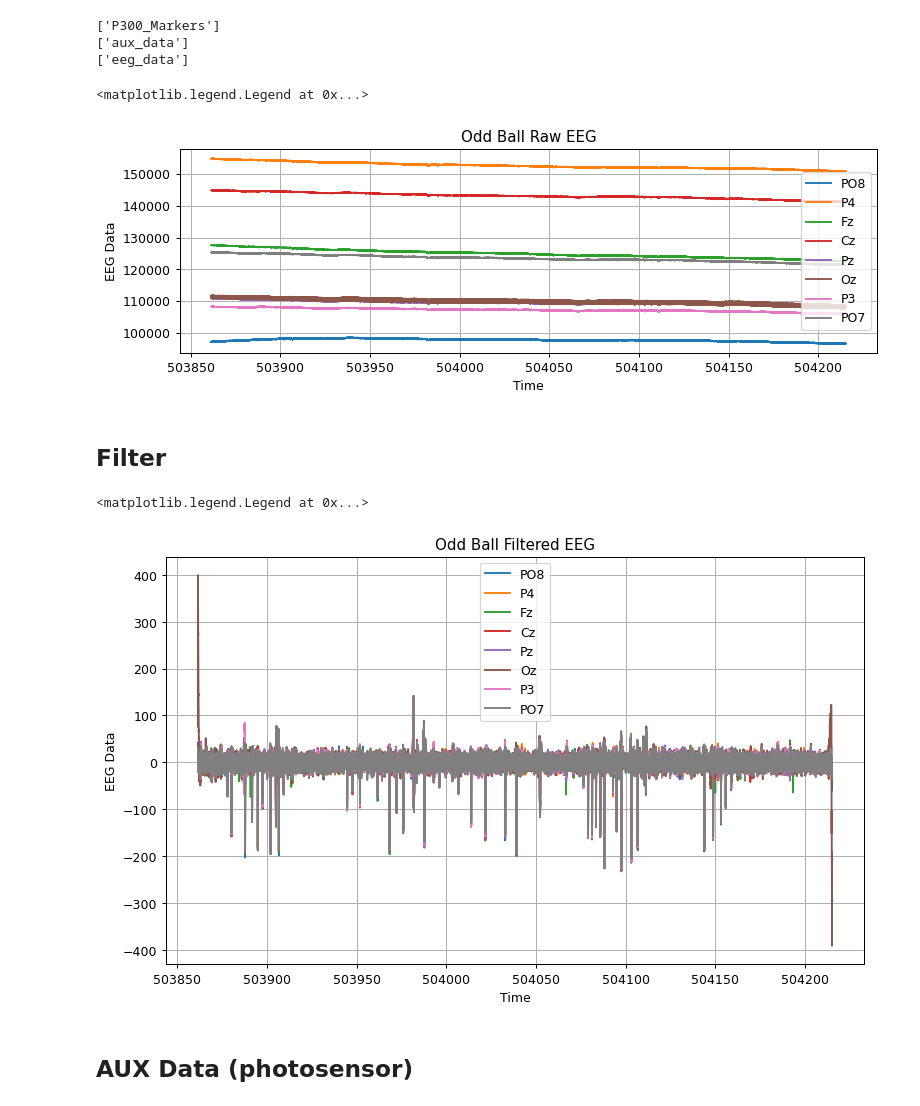
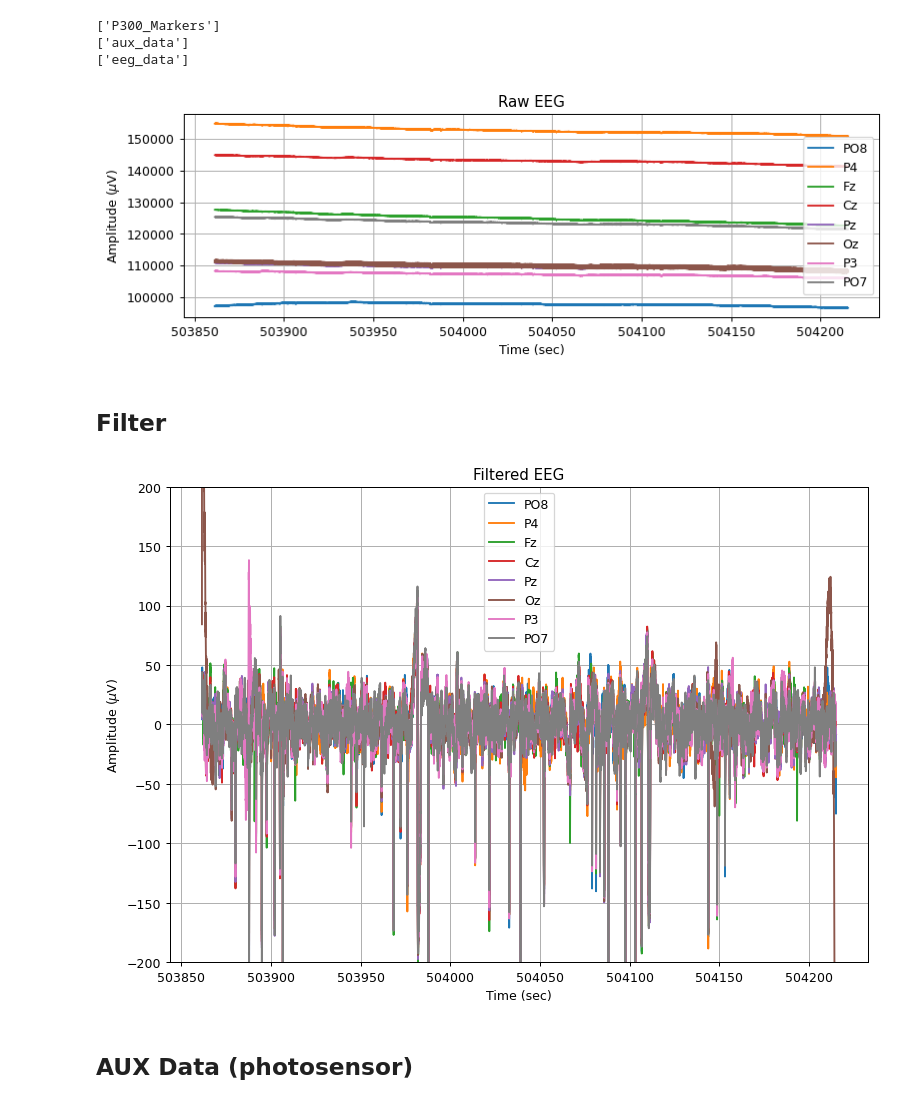
Before and after one commit to Surfincolin/openbci-standards, a Jupyter notebook: Odd_Ball_Analysis.ipynb, the cells around one changed output. Saved outputs shown, nothing was run; the diff lists cells and outputs as text; code cells hidden in the pictures.

Commit message:
Clean up filtering and charts

```diff
--- a/Odd_Ball_Analysis.ipynb
+++ b/Odd_Ball_Analysis.ipynb
@@ -61,13 +58,12 @@ for i in range(len(channels)):
     y = eeg_data[:,i]
     ax.plot(eeg_ts, y, label=channels[i])
 
-ax.set_xlabel('Time')
-ax.set_ylabel('EEG Data')
-ax.set_title('Odd Ball Raw EEG')
+ax.set_xlabel('Time (sec)')
+ax.set_ylabel(r'Amplitude ($\mu$V)')
+ax.set_title('Raw EEG')
 ax.grid(True)
-ax.legend()
+_ = ax.legend()
 # %% [output]
-<matplotlib.legend.Legend at 0x...>
-[figure, old version]
+[figure, new version]
 # %% [markdown]
 ## Filter
@@ -88,23 +70,41 @@ def filter_eeg(ch_datas, sample_rate, f_range):
+# %%
+def filter_eeg(ch_datas, sample_rate, f_range):
+    nyq = 0.5 * FREQ
+    low_limit = f_range[0] / nyq
+    high_limit = f_range[1] / nyq
+
+    sos = signal.butter(2, [low_limit, high_limit], btype='bandpass', output='sos')
+
+    filtered = []
+    for ch in ch_datas:
+        sig_filt = signal.sosfiltfilt(sos, ch)
+        filtered.append(sig_filt)
+
+    return np.array(filtered)
 # %%
-freq_range = [0.5,35]
-num_chans = eeg_data.shape[1]
-eeg_filtered = filter_eeg(eeg_data.T, sample_rate, freq_range)
+# Filtering in Hz
+FREQ = 250.0 # sample rate
+LOWCUT = 0.1
+HIGHCUT = 15.0
+
+freq_range = [LOWCUT,HIGHCUT]
+eeg_filtered = filter_eeg(eeg_data.T, FREQ, freq_range)
 eeg_filtered = eeg_filtered.T
 # %%
-fig, ax = plt.subplots(figsize = (10, 6), dpi = 90)
+fig, ax = plt.subplots(figsize = (10, 7), dpi = 90)
 
 for i in range(len(channels)):
     y = eeg_filtered[:,i]
     ax.plot(eeg_ts, y, label=channels[i])
 
-ax.set_xlabel('Time')
-ax.set_ylabel('EEG Data')
-ax.set_title('Odd Ball Filtered EEG')
+ax.set_ylim([-200, 200])
+ax.set_xlabel('Time (sec)')
+ax.set_ylabel(r'Amplitude ($\mu$V)')
+ax.set_title('Filtered EEG')
 ax.grid(True)
-ax.legend()
+_ = ax.legend()
 # %% [output]
-<matplotlib.legend.Legend at 0x...>
-[figure, old version]
+[figure, new version]
 # %% [markdown]
 ## AUX Data (photosensor)
 # %%
```
Also changed, not shown: parts of 17 cells of this notebook.
